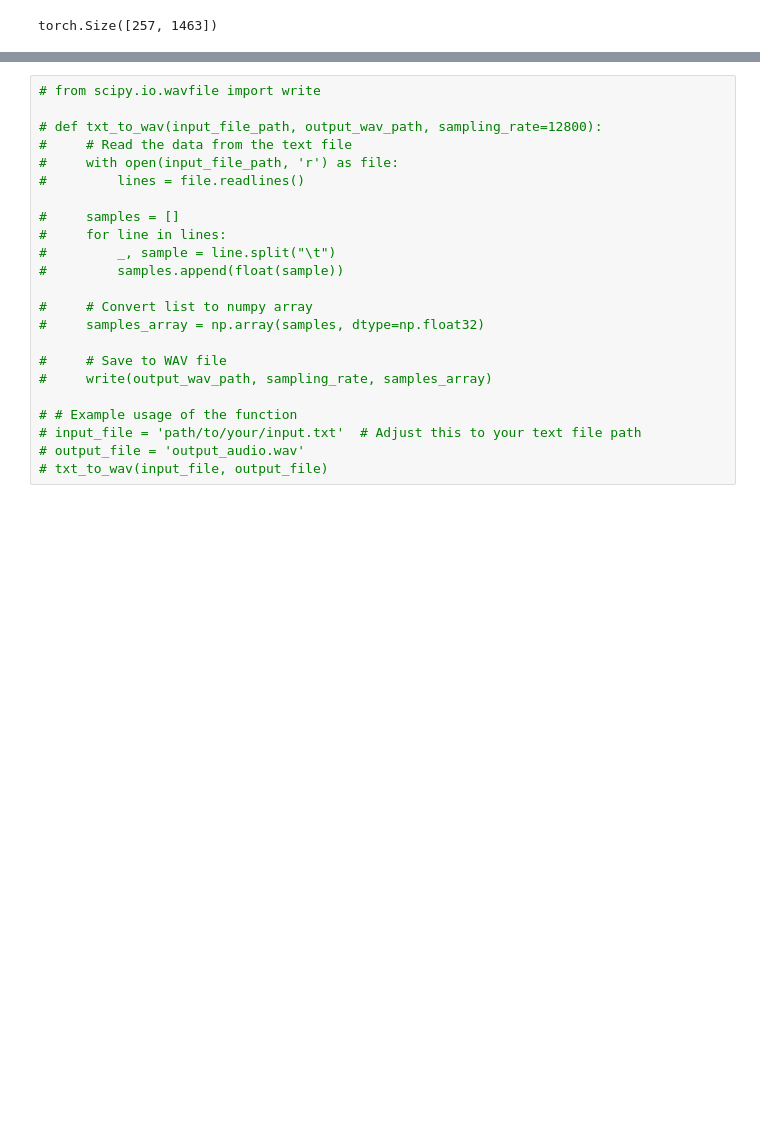
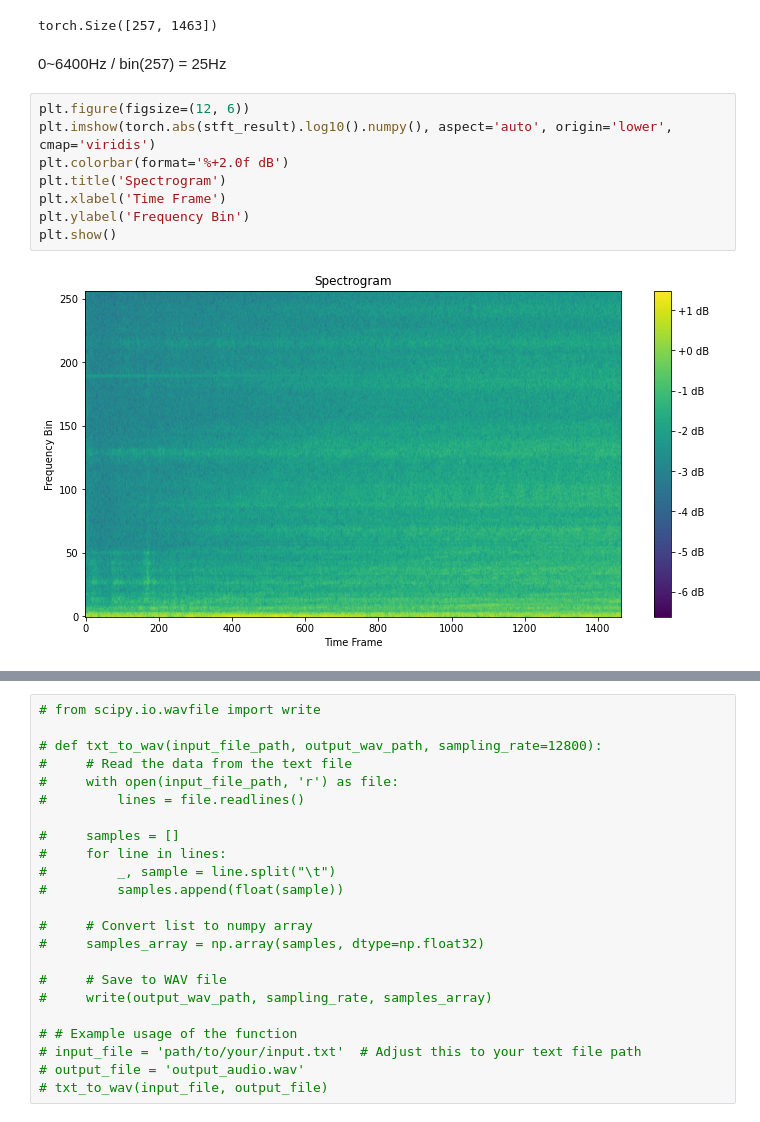
Before and after one commit to sjbinch/CMDPS_Audio_Classifier, a Jupyter notebook: sj_experiment/preprocess_txt_to_stft.ipynb, the cells around one changed output, grey strips where cells are left out. Drawn from its saved outputs; the diff is of its cells as text; blank space fills up the shorter version.

```diff
--- a/sj_experiment/preprocess_txt_to_stft.ipynb
+++ b/sj_experiment/preprocess_txt_to_stft.ipynb
@@ -41,6 +41,18 @@ stft_result = perform_stft(tensor_data)
 stft_result.shape
 # %% [output]
 torch.Size([257, 1463])
+# %% [markdown]
+0~6400Hz / bin(257) = 25Hz
+# %%
+plt.figure(figsize=(12, 6))
+plt.imshow(torch.abs(stft_result).log10().numpy(), aspect='auto', origin='lower', cmap='viridis')
+plt.colorbar(format='%+2.0f dB')
+plt.title('Spectrogram')
+plt.xlabel('Time Frame')
+plt.ylabel('Frequency Bin')
+plt.show()
+# %% [output]
+[figure, added]
 # %%
 def apply_a_weighting_librosa(stft_result, sample_rate):
     # STFT 결과로부터 FFT 크기 추정
```
Also changed, not shown: parts of 2 cells of this notebook, 1 other file.
